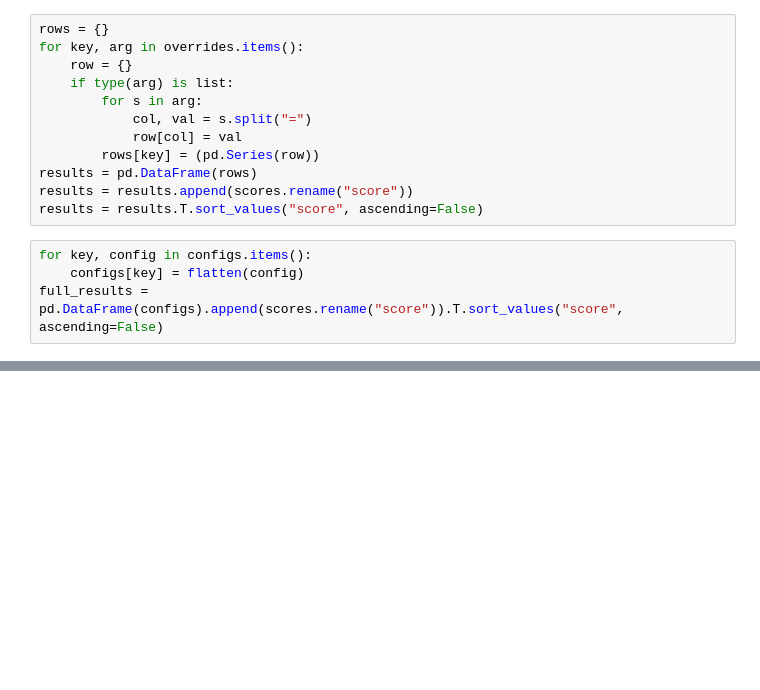
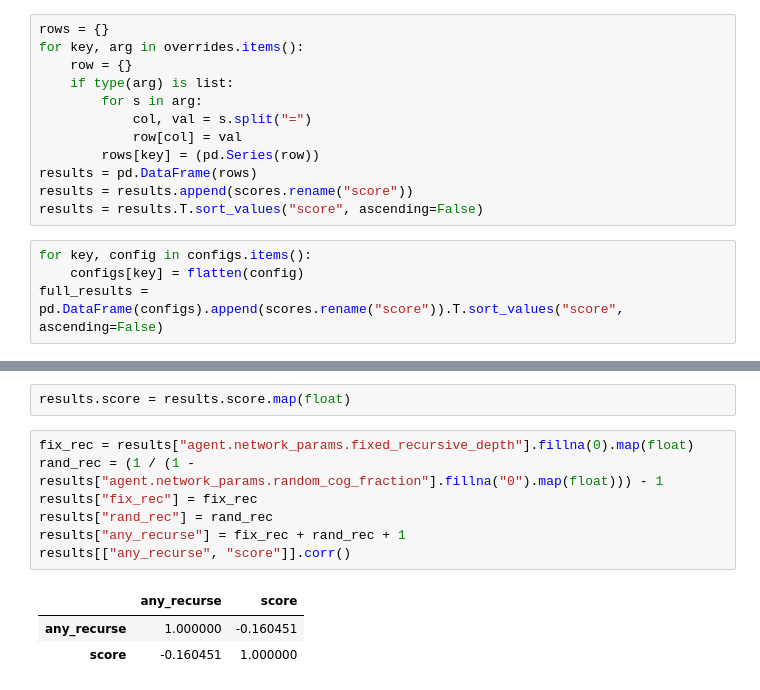
Before and after one commit to mandrecki/rl_trickery, a Jupyter notebook: notebooks/multirun_analyse.ipynb, the cells around one changed output, grey strips where cells are left out. Cells and saved outputs as stored; diff of their text form; blank space fills up the shorter version.

```diff
--- a/notebooks/multirun_analyse.ipynb
+++ b/notebooks/multirun_analyse.ipynb
@@ -148,0 +195,13 @@ for target_var in target_vars:
+# %%
+results.score = results.score.map(float)
+# %%
+fix_rec = results["agent.network_params.fixed_recursive_depth"].fillna(0).map(float)
+rand_rec = (1 / (1 - results["agent.network_params.random_cog_fraction"].fillna("0").map(float))) - 1
+results["fix_rec"] = fix_rec
+results["rand_rec"] = rand_rec
+results["any_recurse"] = fix_rec + rand_rec + 1
+results[["any_recurse", "score"]].corr()
+# %% [output]
+|  | any_recurse | score |
+| any_recurse | 1.000000 | -0.160451 |
+| score | -0.160451 | 1.000000 |
```
Also changed, not shown: parts of 11 cells of this notebook, 7 other files.
